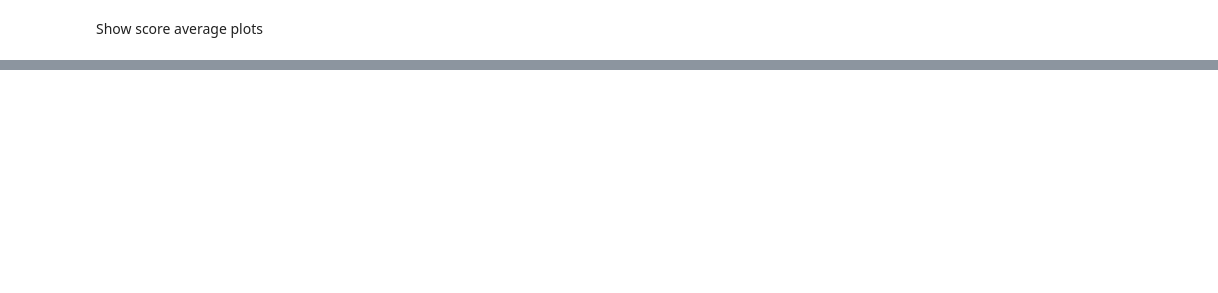
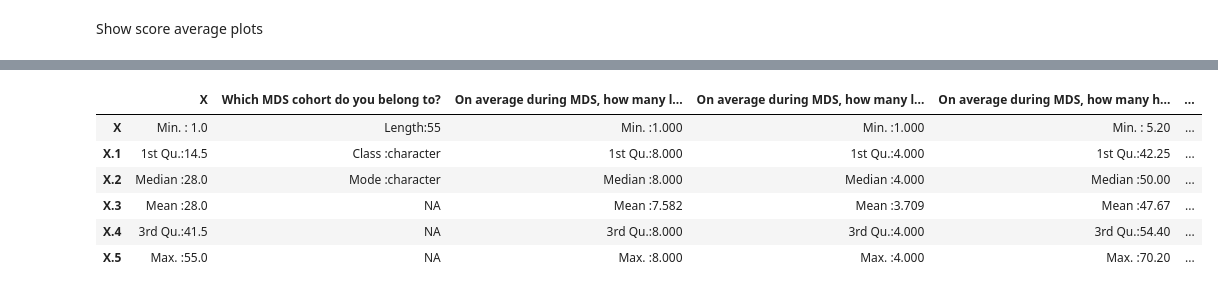
Before and after one commit to UBC-MDS/DSCI-554_MDS_Retention, a Jupyter notebook: notebook/exploratory.ipynb, the cells around one changed output, grey strips where cells are left out. Cells and saved outputs as stored; diff of their text form; code cells hidden in the pictures; blank space fills up the shorter version.

Commit message:
added data summary df in Rmd and ipynb

```diff
--- a/notebook/exploratory.ipynb
+++ b/notebook/exploratory.ipynb
@@ -23,7 +33,7 @@ to_bool <- function(x) {ifelse(x == 'True', TRUE, FALSE)}
 # set global variables
 
 BIN_WIDTH = 2.0
-PREPATH = ''
+PREPATH = '../'
 # %% [markdown]
 ## Reading and preparing the data dataframe
 **IMPORTANT!!!** Depend on where you run the file, assigned `"../"` to `PREPATH` above. Otherwise, keep it `''` if you are running from project's `root` directory
@@ -202,0 +246,17 @@ score_distribution_plot
+# %%
+data <- read.csv(paste(PREPATH, 'result/clean_data_short.csv', sep="" ),
+  stringsAsFactors = FALSE)
+
+# if you prefer the long question header
+colnames(data)[2:12] <- questions
+
+summary_df <- data.frame(unclass(summary(data)), check.names = FALSE, stringsAsFactors = FALSE)
+summary_df
+# %% [output]
+|  | X | Which MDS cohort do you belong to? | On average during MDS, how many l... | On average during MDS, how many l... | On average during MDS, how many h... | ... |
+| X | Min. : 1.0 | Length:55 | Min. :1.000 | Min. :1.000 | Min. : 5.20 | ... |
+| X.1 | 1st Qu.:14.5 | Class :character | 1st Qu.:8.000 | 1st Qu.:4.000 | 1st Qu.:42.25 | ... |
+| X.2 | Median :28.0 | Mode :character | Median :8.000 | Median :4.000 | Median :50.00 | ... |
+| X.3 | Mean :28.0 | NA | Mean :7.582 | Mean :3.709 | Mean :47.67 | ... |
+| X.4 | 3rd Qu.:41.5 | NA | 3rd Qu.:8.000 | 3rd Qu.:4.000 | 3rd Qu.:54.40 | ... |
+| X.5 | Max. :55.0 | NA | Max. :8.000 | Max. :4.000 | Max. :70.20 | ... |
```
Also changed, not shown: parts of 9 cells of this notebook, 1 other file.
